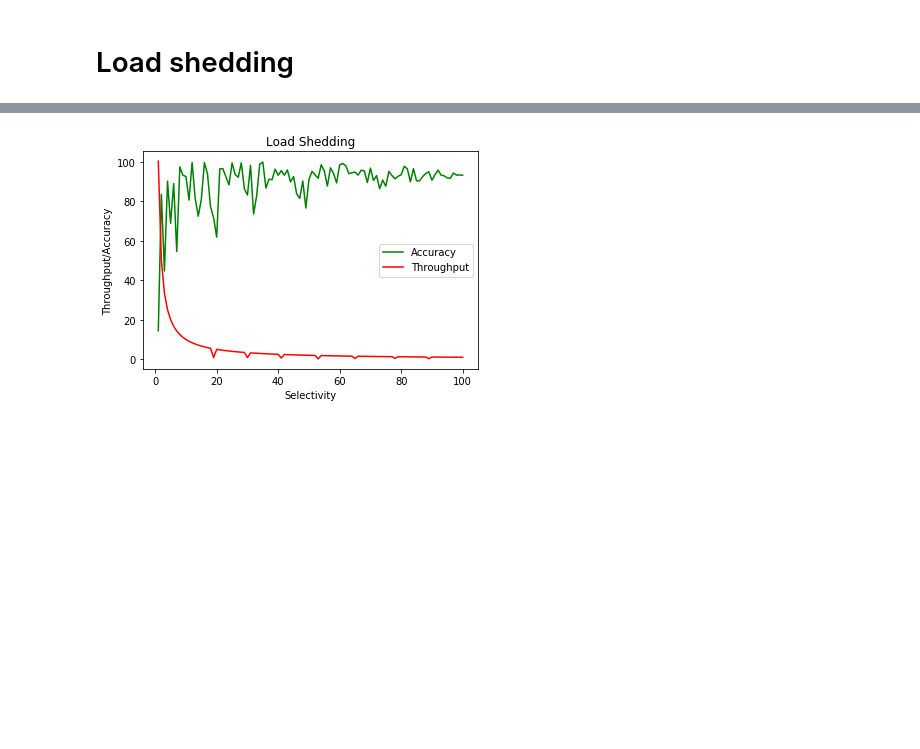
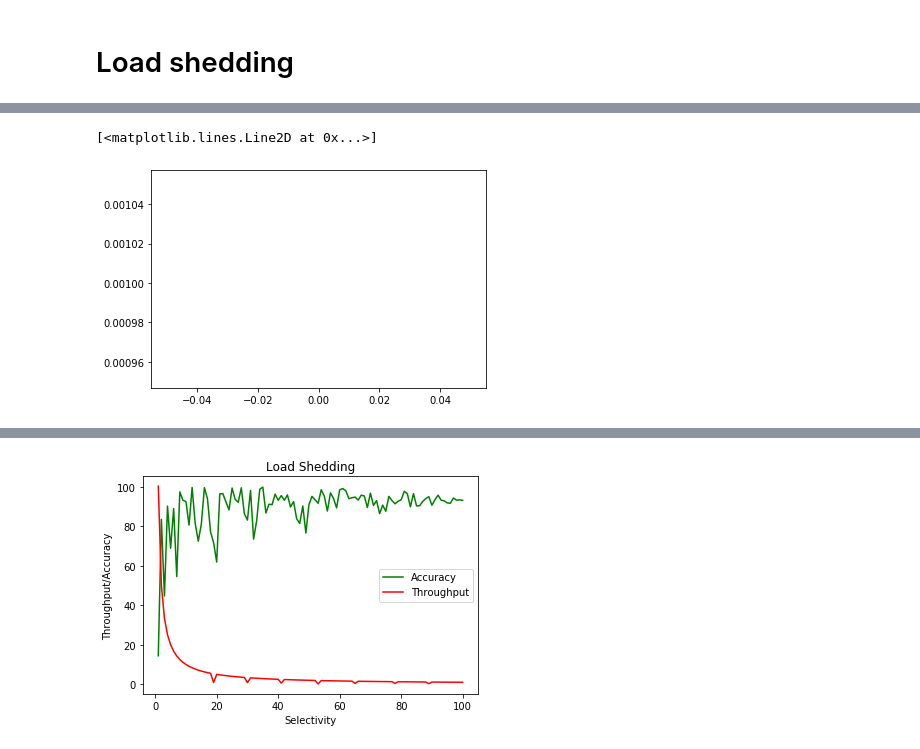
Before and after one commit to vedantdave18/Cryptocurrency-correlation-analysis, a Jupyter notebook: src/pyspark_reddit.ipynb, the cells around one changed output, grey strips where cells are left out. Saved outputs shown, nothing was run; the diff lists cells and outputs as text; code cells hidden in the pictures; blank space fills up the shorter version.

```diff
--- a/src/pyspark_reddit.ipynb
+++ b/src/pyspark_reddit.ipynb
@@ -136,3 +140,8 @@ plt.show()
+# %%
+plt.plot(cost_a, 'r')
+# %% [output]
+[<matplotlib.lines.Line2D at 0x...>]
+[figure, added]
 # %%
 # Generate Uniform Integer Array of n values
 from random import sample
```
Also changed, not shown: parts of 2 cells of this notebook.
